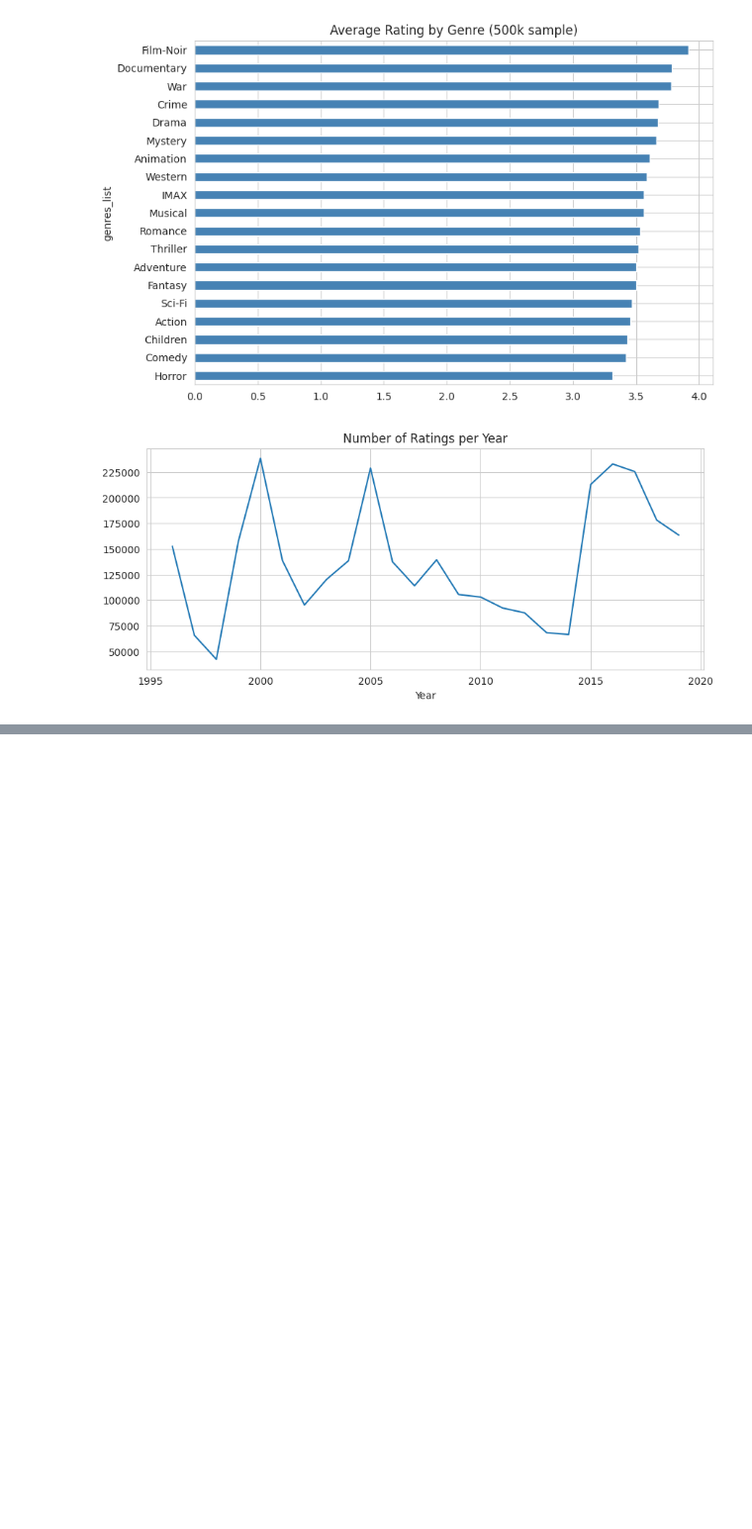
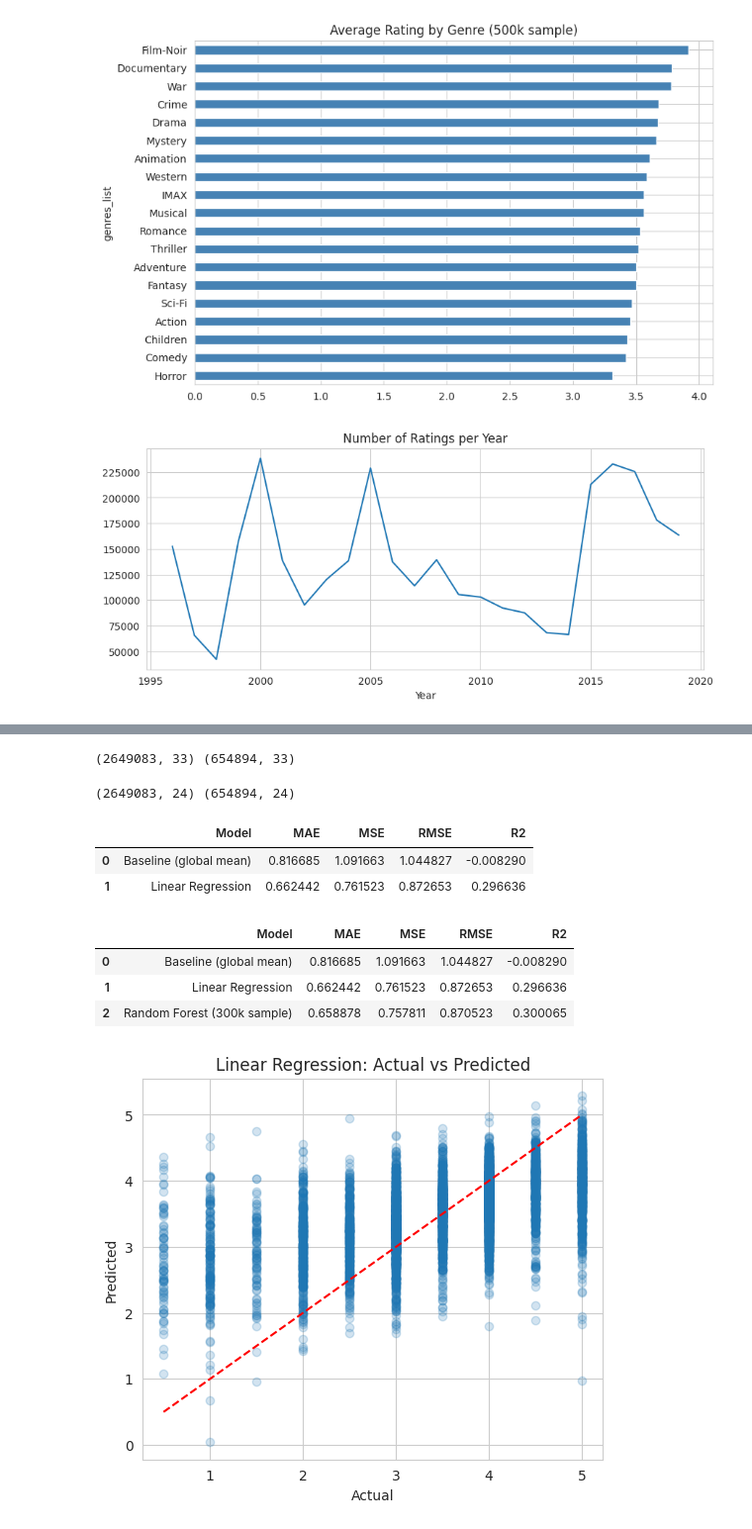
Before and after one commit to kashvi613/MovieRecommendationSystem, a Jupyter notebook: MovieRecommendationSystem.ipynb, the cells around one changed output, grey strips where cells are left out. Shown at 99% size. Cells and saved outputs as stored; diff of their text form; code cells hidden in the pictures; blank space fills up the shorter version.

```diff
--- a/MovieRecommendationSystem.ipynb
+++ b/MovieRecommendationSystem.ipynb
@@ -227,0 +289,76 @@ plt.title('Number of Ratings per Year'); plt.xlabel('Year'); plt.show()
+# %%
+from sklearn.preprocessing import MultiLabelBinarizer
+
+mlb = MultiLabelBinarizer()
+mlb.fit(movies_small['genres_list'])
+genre_cols = ['g_' + c for c in mlb.classes_]
+
+def add_genres(d):
+    g = pd.DataFrame(mlb.transform(d['genres_list']), columns=genre_cols, index=d.index).astype('int8')
+    return pd.concat([d, g], axis=1)
+
+train = add_genres(train)
+test = add_genres(test)
+print(train.shape, test.shape)
+# %% [output]
+(2649083, 33) (654894, 33)
+# %%
+from sklearn.preprocessing import StandardScaler
+
+num_cols = ['user_avg', 'user_cnt', 'movie_avg', 'movie_cnt', 'year']
+feature_cols = num_cols + genre_cols
+
+X_train, y_train = train[feature_cols].copy(), train['rating']
+X_test, y_test = test[feature_cols].copy(), test['rating']
+
+scaler = StandardScaler()
+X_train[num_cols] = scaler.fit_transform(X_train[num_cols])
+X_test[num_cols] = scaler.transform(X_test[num_cols])
+
+print(X_train.shape, X_test.shape)
+# %% [output]
+(2649083, 24) (654894, 24)
+# %%
+from sklearn.linear_model import LinearRegression
+from sklearn.metrics import mean_absolute_error, mean_squared_error, r2_score
+
+def evaluate(name, y_true, pred):
+    mse = mean_squared_error(y_true, pred)
+    return [name, mean_absolute_error(y_true, pred), mse, np.sqrt(mse), r2_score(y_true, pred)]
+
+results = []
+base_pred = np.full(len(y_test), y_train.mean())
+results.append(evaluate('Baseline (global mean)', y_test, base_pred))
+
+lr = LinearRegression()
+lr.fit(X_train, y_train)
+results.append(evaluate('Linear Regression', y_test, lr.predict(X_test)))
+
+pd.DataFrame(results, columns=['Model', 'MAE', 'MSE', 'RMSE', 'R2'])
+# %% [output]
+|  | Model | MAE | MSE | RMSE | R2 |
+| 0 | Baseline (global mean) | 0.816685 | 1.091663 | 1.044827 | -0.008290 |
+| 1 | Linear Regression | 0.662442 | 0.761523 | 0.872653 | 0.296636 |
+# %%
+from sklearn.ensemble import RandomForestRegressor
+
+idx = X_train.sample(300000, random_state=42).index
+rf = RandomForestRegressor(n_estimators=100, max_depth=15, min_samples_leaf=20, n_jobs=-1, random_state=42)
+rf.fit(X_train.loc[idx], y_train.loc[idx])
+results.append(evaluate('Random Forest (300k sample)', y_test, rf.predict(X_test)))
+
+pd.DataFrame(results, columns=['Model', 'MAE', 'MSE', 'RMSE', 'R2'])
+# %% [output]
+|  | Model | MAE | MSE | RMSE | R2 |
+| 0 | Baseline (global mean) | 0.816685 | 1.091663 | 1.044827 | -0.008290 |
+| 1 | Linear Regression | 0.662442 | 0.761523 | 0.872653 | 0.296636 |
+| 2 | Random Forest (300k sample) | 0.658878 | 0.757811 | 0.870523 | 0.300065 |
+# %%
+pred = lr.predict(X_test)
+plt.figure(figsize=(6,5))
+plt.scatter(y_test.sample(5000, random_state=1), pd.Series(pred, index=y_test.index).loc[y_test.sample(5000, random_state=1).index], alpha=0.2)
+plt.plot([0.5,5],[0.5,5],'r--')
+plt.xlabel('Actual'); plt.ylabel('Predicted'); plt.title('Linear Regression: Actual vs Predicted')
+plt.show()
+# %% [output]
+[figure, added]
```
Also changed, not shown: parts of 10 cells of this notebook.
